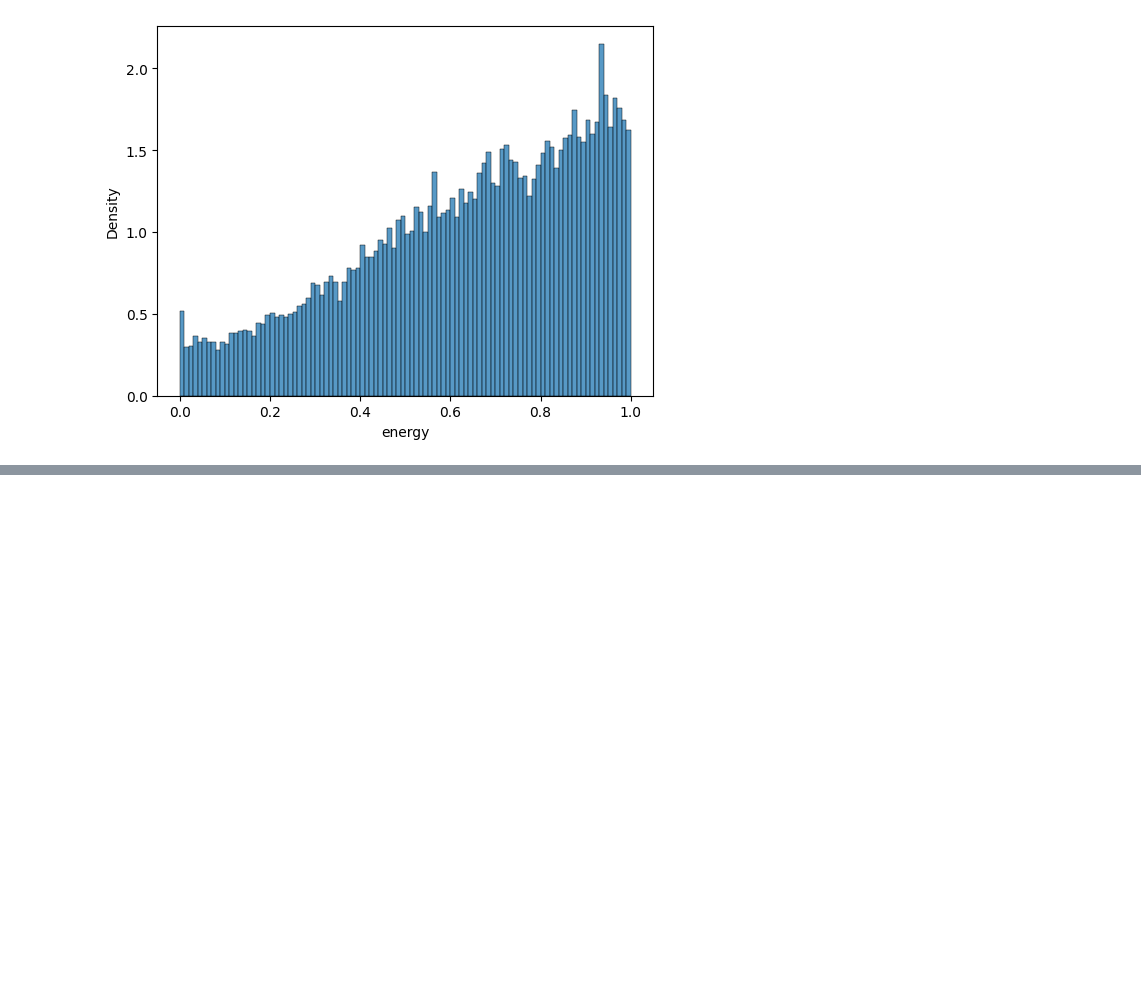
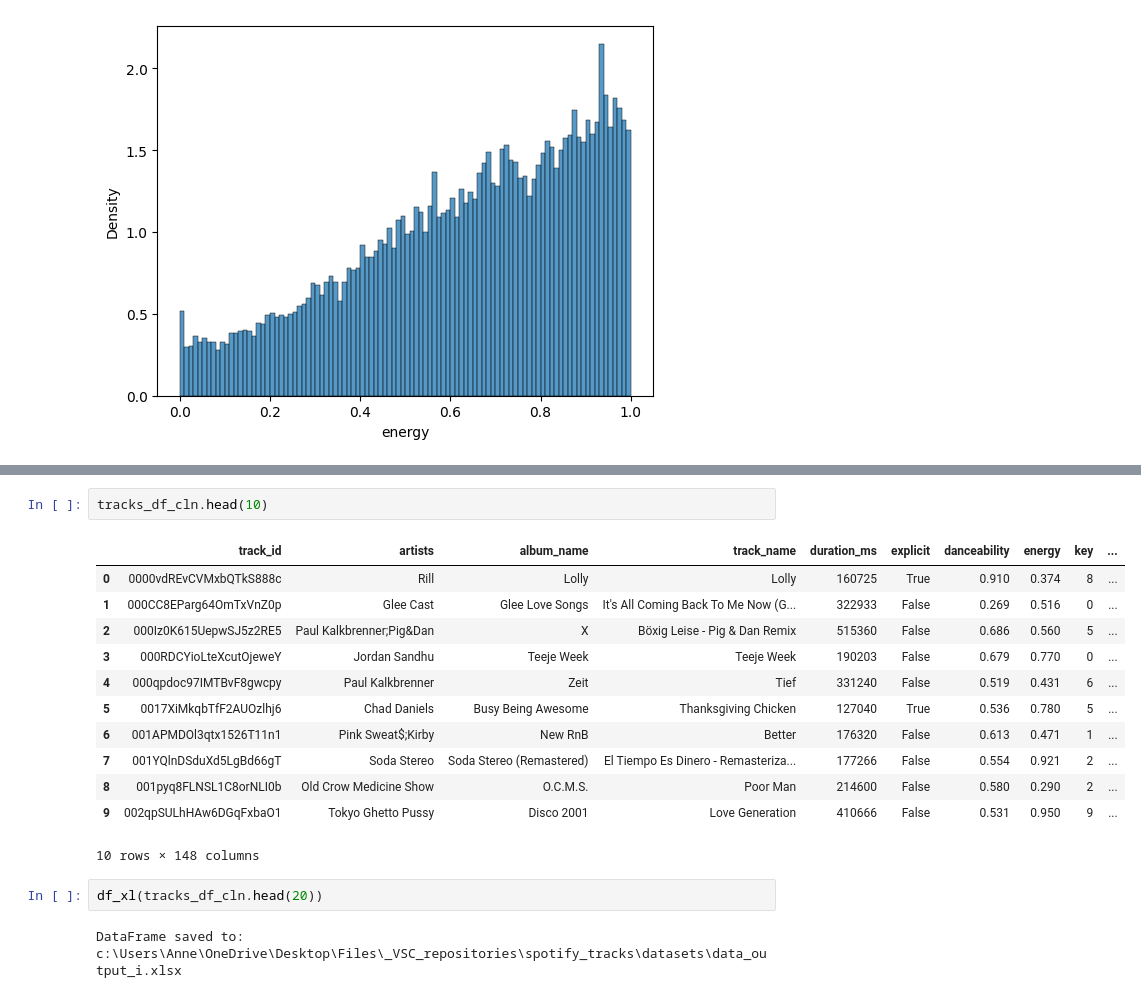
Before and after one commit to cathaldunne11/spotify_tracks, a Jupyter notebook: exploratory2.ipynb, the cells around one changed output, grey strips where cells are left out. Drawn from its saved outputs; the diff is of its cells as text; blank space fills up the shorter version.

```diff
--- a/exploratory2.ipynb
+++ b/exploratory2.ipynb
@@ -826,0 +824,19 @@ tracks_df.info
+# %%
+tracks_df_cln.head(10)
+# %% [output]
+|  | track_id | artists | album_name | track_name | duration_ms | explicit | danceability | energy | key | ... |
+| 0 | 0000vdREvCVMxbQTkS888c | Rill | Lolly | Lolly | 160725 | True | 0.910 | 0.374 | 8 | ... |
+| 1 | 000CC8EParg64OmTxVnZ0p | Glee Cast | Glee Love Songs | It's All Coming Back To Me Now (G... | 322933 | False | 0.269 | 0.516 | 0 | ... |
+| 2 | 000Iz0K615UepwSJ5z2RE5 | Paul Kalkbrenner;Pig&Dan | X | Böxig Leise - Pig & Dan Remix | 515360 | False | 0.686 | 0.560 | 5 | ... |
+| 3 | 000RDCYioLteXcutOjeweY | Jordan Sandhu | Teeje Week | Teeje Week | 190203 | False | 0.679 | 0.770 | 0 | ... |
+| 4 | 000qpdoc97IMTBvF8gwcpy | Paul Kalkbrenner | Zeit | Tief | 331240 | False | 0.519 | 0.431 | 6 | ... |
+| 5 | 0017XiMkqbTfF2AUOzlhj6 | Chad Daniels | Busy Being Awesome | Thanksgiving Chicken | 127040 | True | 0.536 | 0.780 | 5 | ... |
+| 6 | 001APMDOl3qtx1526T11n1 | Pink Sweat$;Kirby | New RnB | Better | 176320 | False | 0.613 | 0.471 | 1 | ... |
+| 7 | 001YQlnDSduXd5LgBd66gT | Soda Stereo | Soda Stereo (Remastered) | El Tiempo Es Dinero - Remasteriza... | 177266 | False | 0.554 | 0.921 | 2 | ... |
+| 8 | 001pyq8FLNSL1C8orNLI0b | Old Crow Medicine Show | O.C.M.S. | Poor Man | 214600 | False | 0.580 | 0.290 | 2 | ... |
+| 9 | 002qpSULhHAw6DGqFxbaO1 | Tokyo Ghetto Pussy | Disco 2001 | Love Generation | 410666 | False | 0.531 | 0.950 | 9 | ... |
+10 rows × 148 columns
+# %%
+df_xl(tracks_df_cln.head(20))
+# %% [output]
+DataFrame saved to: c:\Users\Anne\OneDrive\Desktop\Files\_VSC_repositories\spotify_tracks\datasets\data_output_i.xlsx
```
Also changed, not shown: parts of 46 cells of this notebook, 41 other files.
